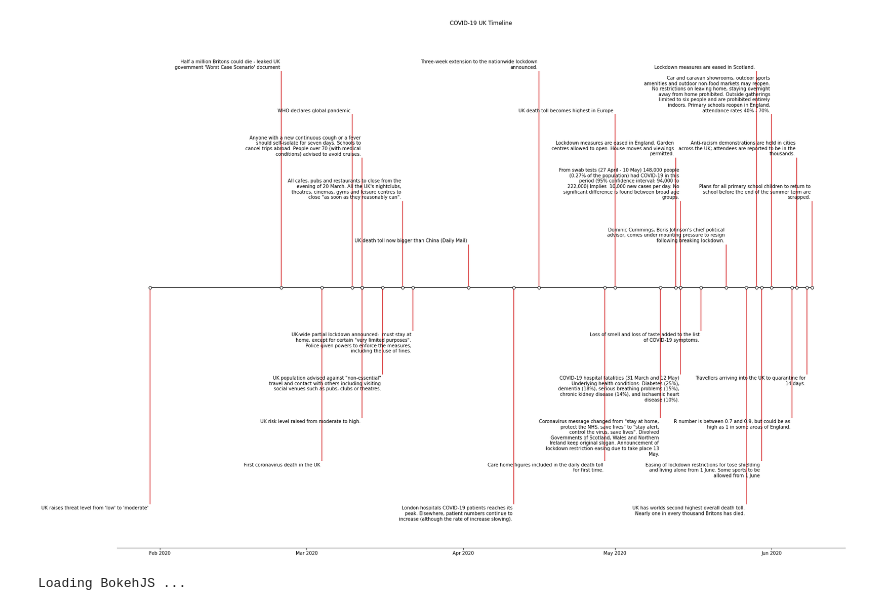
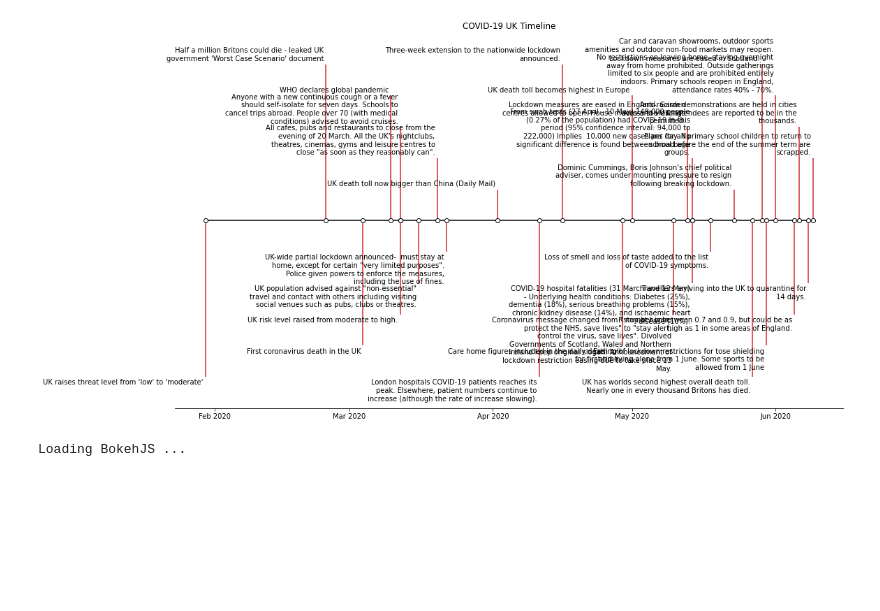
Before and after one commit to aricooperdavis/coronasaurus_NERCHackathonTwo_LearningFromLockdown, a Jupyter notebook: timeline/Timeline Plots.ipynb, the cells around one changed output. Drawn from its saved outputs; the diff is of its cells as text; code cells hidden in the pictures; blank space fills up the shorter version.

```diff
--- a/timeline/Timeline Plots.ipynb
+++ b/timeline/Timeline Plots.ipynb
@@ -22,32 +31,32 @@ levels = np.tile([-5, 5,-4, 4, -3, 3, -2, 2,  -1, 1],
                  int(np.ceil(len(timeline_uk['Date'])/6)))[:len(timeline_uk['Date'])]
 
 # Create figure and plot a stem plot with the date
-fig, ax = plt.subplots(figsize=(24, 16), constrained_layout=True)
+fig, ax = plt.subplots(figsize=(16, 8), constrained_layout=True)
 ax.set(title="COVID-19 UK Timeline")
 
 ax.vlines(timeline_uk['Date'], 0, levels, color="tab:red")  # The vertical stems.
 ax.plot(timeline_uk['Date'], np.zeros_like(timeline_uk['Date']), "-o",
         color="k", markerfacecolor="w")  # Baseline and markers on it.
 
 # annotate lines
 for d, l, r in zip(timeline_uk['Date'], levels, timeline_uk['Headline']):
     ax.annotate("\n".join(textwrap.wrap(r, string_linebreak)), xy=(d, l),
                 xytext=(-3, np.sign(l)*3), textcoords="offset points",
                 horizontalalignment="right",
                 verticalalignment="bottom" if l > 0 else "top")
 
 # format xaxis with 4 month intervals
 #ax.set_xlabel('Date')
 ax.xaxis.set_major_locator(mdates.MonthLocator(interval=1))
 ax.xaxis.set_major_formatter(mdates.DateFormatter("%b %Y"))
 #plt.setp(ax.get_xticklabels(), rotation=30, ha="right")
 
 # remove y axis and spines
 ax.get_yaxis().set_visible(False)
 for spine in ["left", "top", "right"]:
     ax.spines[spine].set_visible(False)
 
 ax.margins(y=0.1)
 plt.show()
 # %% [output]
-[figure, old version]
+[figure, new version]
```
Also changed, not shown: parts of 7 cells of this notebook, 2 other files.
